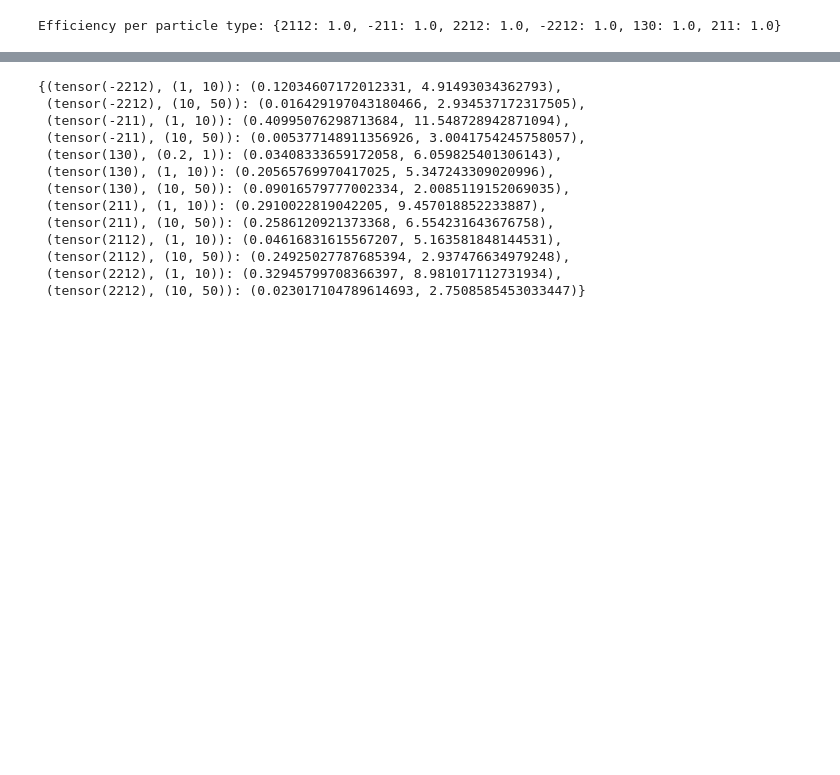
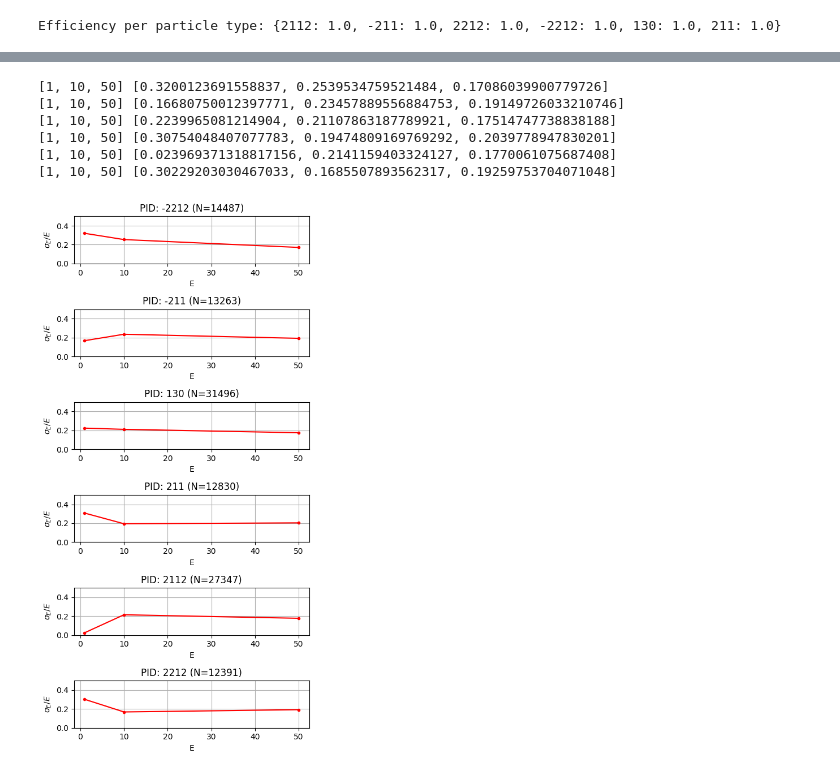
Before and after one commit to selvaggi/mlpf, a Jupyter notebook: scripts/clean_plot_e_frac_results_vs_energy.ipynb, the cells around one changed output, grey strips where cells are left out. Cells and saved outputs as stored; diff of their text form; code cells hidden in the pictures; blank space fills up the shorter version.

```diff
--- a/scripts/clean_plot_e_frac_results_vs_energy.ipynb
+++ b/scripts/clean_plot_e_frac_results_vs_energy.ipynb
@@ -97,36 +140,30 @@ tensor([2212, 2212, 2212,  ..., -211, -211, -211])
 # %%
 fig, ax = plt.subplots(num_pids, 1, figsize=(5, 10))
 for i, pid in enumerate(e_frac_per_pid_and_range.keys()):
     sigmas, energies = [], []
     #sigmas = [intervals[(pid, r)] for r in ranges]
     #energies = [r[1] for r in ranges]
     for j in range(len(ranges)):
+        #print(ranges[j])
         if (pid, ranges[j]) in intervals:
             sigmas.append((intervals[(pid, ranges[j])][1] - intervals[(pid, ranges[j])][0]) / 2)
             energies.append(ranges[j][1])
-    ax[i].plot(energies, sigmas, ".-")
+    print(energies, sigmas)
+    ax[i].plot(energies, sigmas, ".-", color="red")
     ax[i].set_xlabel("E")
     ax[i].set_ylabel("$\sigma_E/E$")
     ax[i].set_title(f"PID: {pid} (N={sum(result['part_PID_true'] == pid)})")
     #ax[i].set_xscale("log")
     ax[i].grid()
-    ax[i].set_xlim([0, 0.5])
+    ax[i].set_ylim([0, 0.5])
 fig.tight_layout()
 fig.show()
 #fig.savefig("/eos/user/g/gkrzmanc/summ_results/frac_energy_plots/23082023_plots/sigma_vs_energy_with_known_particle_match_range.pdf")
+# %% [output]
+[1, 10, 50] [0.3200123691558837, 0.2539534759521484, 0.17086039900779726]
+[1, 10, 50] [0.16680750012397771, 0.23457889556884753, 0.19149726033210746]
+[1, 10, 50] [0.2239965081214904, 0.21107863187789921, 0.17514747738838188]
+[1, 10, 50] [0.30754048407077783, 0.19474809169769292, 0.2039778947830201]
+[1, 10, 50] [0.023969371318817156, 0.2141159403324127, 0.1770061075687408]
+[1, 10, 50] [0.30229203030467033, 0.1685507893562317, 0.19259753704071048]
+[figure, added]
-# %%
-intervals
-# %% [output]
-{(tensor(-2212), (1, 10)): (0.12034607172012331, 4.91493034362793),
- (tensor(-2212), (10, 50)): (0.016429197043180466, 2.934537172317505),
- (tensor(-211), (1, 10)): (0.40995076298713684, 11.548728942871094),
- (tensor(-211), (10, 50)): (0.005377148911356926, 3.0041754245758057),
- (tensor(130), (0.2, 1)): (0.03408333659172058, 6.059825401306143),
- (tensor(130), (1, 10)): (0.20565769970417025, 5.347243309020996),
- (tensor(130), (10, 50)): (0.09016579777002334, 2.0085119152069035),
- (tensor(211), (1, 10)): (0.2910022819042205, 9.457018852233887),
- (tensor(211), (10, 50)): (0.2586120921373368, 6.554231643676758),
- (tensor(2112), (1, 10)): (0.04616831615567207, 5.163581848144531),
- (tensor(2112), (10, 50)): (0.24925027787685394, 2.937476634979248),
- (tensor(2212), (1, 10)): (0.32945799708366397, 8.981017112731934),
- (tensor(2212), (10, 50)): (0.023017104789614693, 2.7508585453033447)}
```
Also changed, not shown: parts of 9 cells of this notebook.
